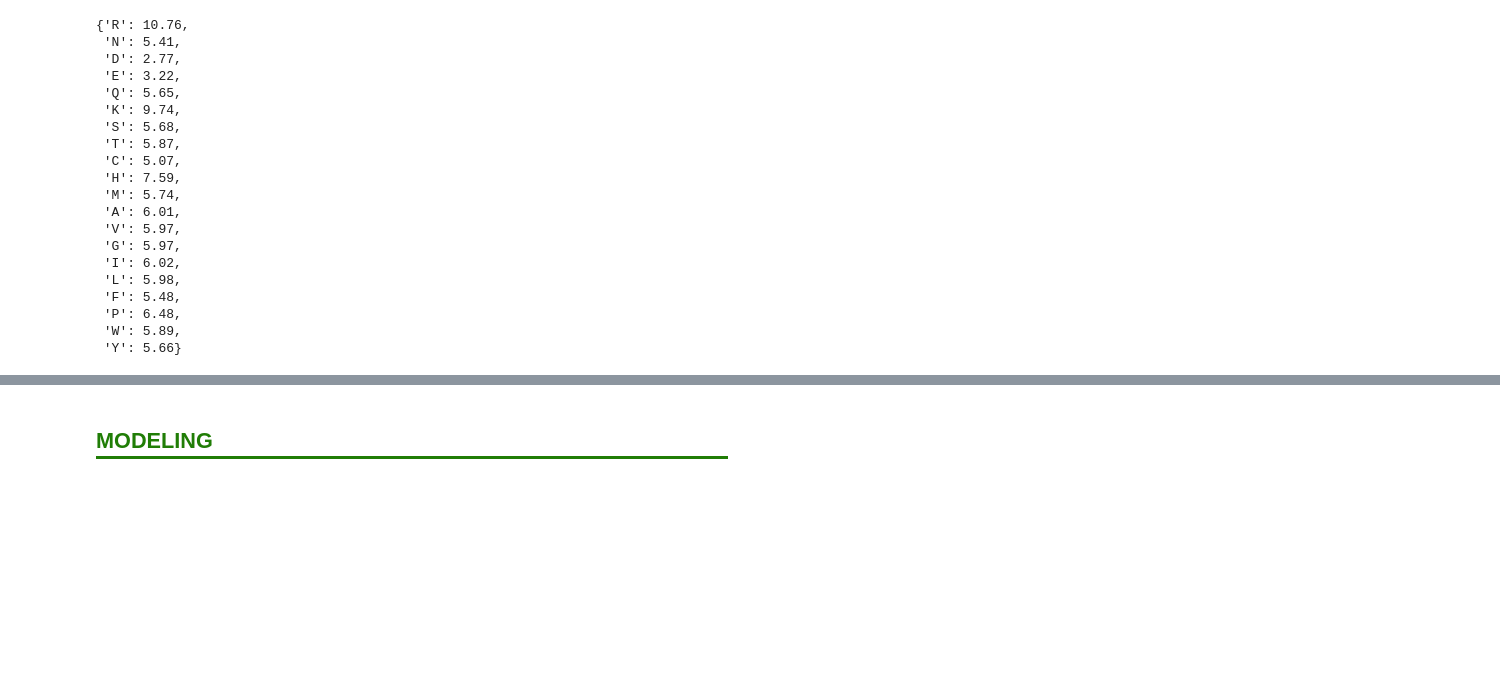
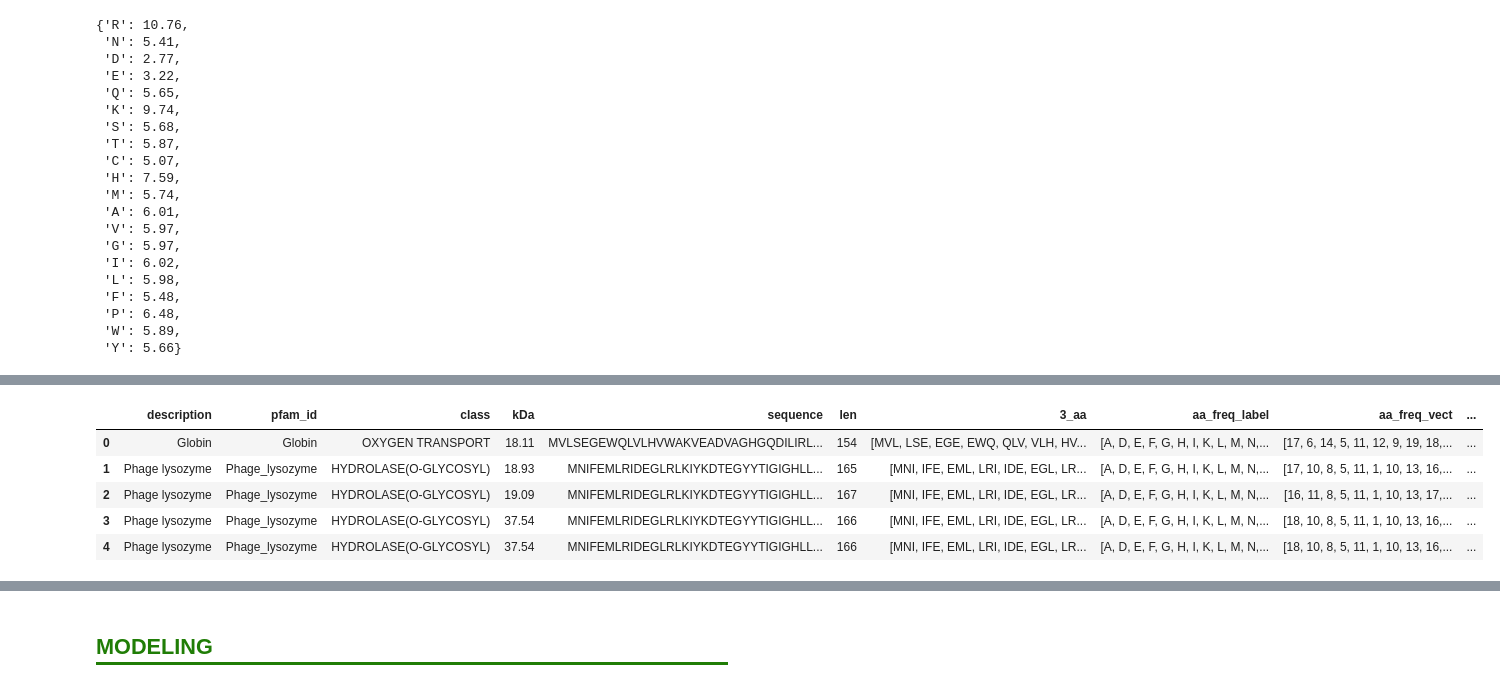
Before and after one commit to jdormaar/Functional_predictions_from_protein_residue_sequences, a Jupyter notebook: workbooks/datarescue_merge_conflict.ipynb, the cells around one changed output, grey strips where cells are left out. Saved outputs shown, nothing was run; the diff lists cells and outputs as text; code cells hidden in the pictures; blank space fills up the shorter version.

```diff
--- a/workbooks/datarescue_merge_conflict.ipynb
+++ b/workbooks/datarescue_merge_conflict.ipynb
@@ -1134,3 +1150,5 @@ df['aa_freq'].loc[1]
+# %%
+df.drop(df[df['aa_freq_label']=='[X]'].index, inplace=True)
 # %%
 df.to_csv("../data/model_df_n-grams_countvect.csv.gz", index=False, compression="gzip")
 # %% [markdown]
@@ -1266,0 +1317,10 @@ acidity_dict
+# %%
+df['vect_dict'] = df.apply(lambda row: dict(zip(row['aa_freq_label'], row['aa_freq_vect'])), axis=1)
+df.head()
+# %% [output]
+|  | description | pfam_id | class | kDa | sequence | len | 3_aa | aa_freq_label | aa_freq_vect | ... |
+| 0 | Globin | Globin | OXYGEN TRANSPORT | 18.11 | MVLSEGEWQLVLHVWAKVEADVAGHGQDILIRL... | 154 | [MVL, LSE, EGE, EWQ, QLV, VLH, HV... | [A, D, E, F, G, H, I, K, L, M, N,... | [17, 6, 14, 5, 11, 12, 9, 19, 18,... | ... |
+| 1 | Phage lysozyme | Phage_lysozyme | HYDROLASE(O-GLYCOSYL) | 18.93 | MNIFEMLRIDEGLRLKIYKDTEGYYTIGIGHLL... | 165 | [MNI, IFE, EML, LRI, IDE, EGL, LR... | [A, D, E, F, G, H, I, K, L, M, N,... | [17, 10, 8, 5, 11, 1, 10, 13, 16,... | ... |
+| 2 | Phage lysozyme | Phage_lysozyme | HYDROLASE(O-GLYCOSYL) | 19.09 | MNIFEMLRIDEGLRLKIYKDTEGYYTIGIGHLL... | 167 | [MNI, IFE, EML, LRI, IDE, EGL, LR... | [A, D, E, F, G, H, I, K, L, M, N,... | [16, 11, 8, 5, 11, 1, 10, 13, 17,... | ... |
+| 3 | Phage lysozyme | Phage_lysozyme | HYDROLASE(O-GLYCOSYL) | 37.54 | MNIFEMLRIDEGLRLKIYKDTEGYYTIGIGHLL... | 166 | [MNI, IFE, EML, LRI, IDE, EGL, LR... | [A, D, E, F, G, H, I, K, L, M, N,... | [18, 10, 8, 5, 11, 1, 10, 13, 16,... | ... |
+| 4 | Phage lysozyme | Phage_lysozyme | HYDROLASE(O-GLYCOSYL) | 37.54 | MNIFEMLRIDEGLRLKIYKDTEGYYTIGIGHLL... | 166 | [MNI, IFE, EML, LRI, IDE, EGL, LR... | [A, D, E, F, G, H, I, K, L, M, N,... | [18, 10, 8, 5, 11, 1, 10, 13, 16,... | ... |
```
Also changed, not shown: parts of 22 cells of this notebook, 6 other files.
